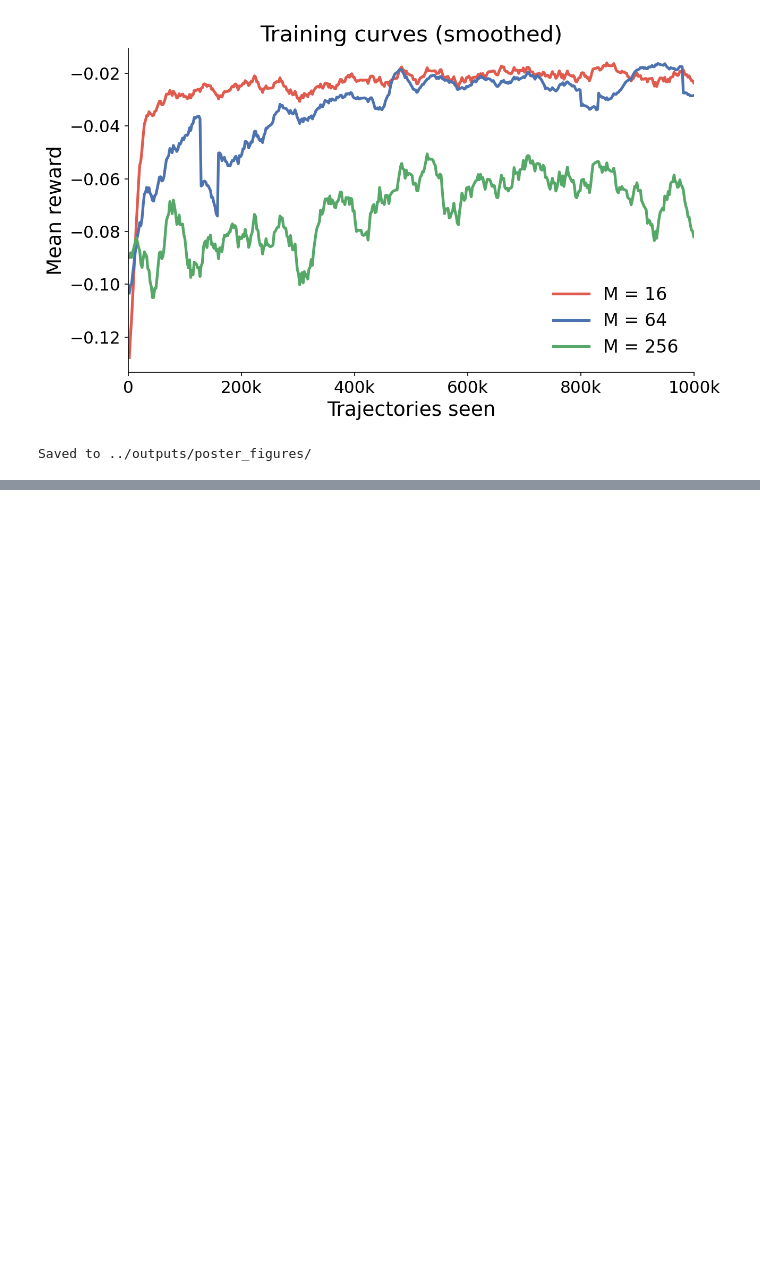
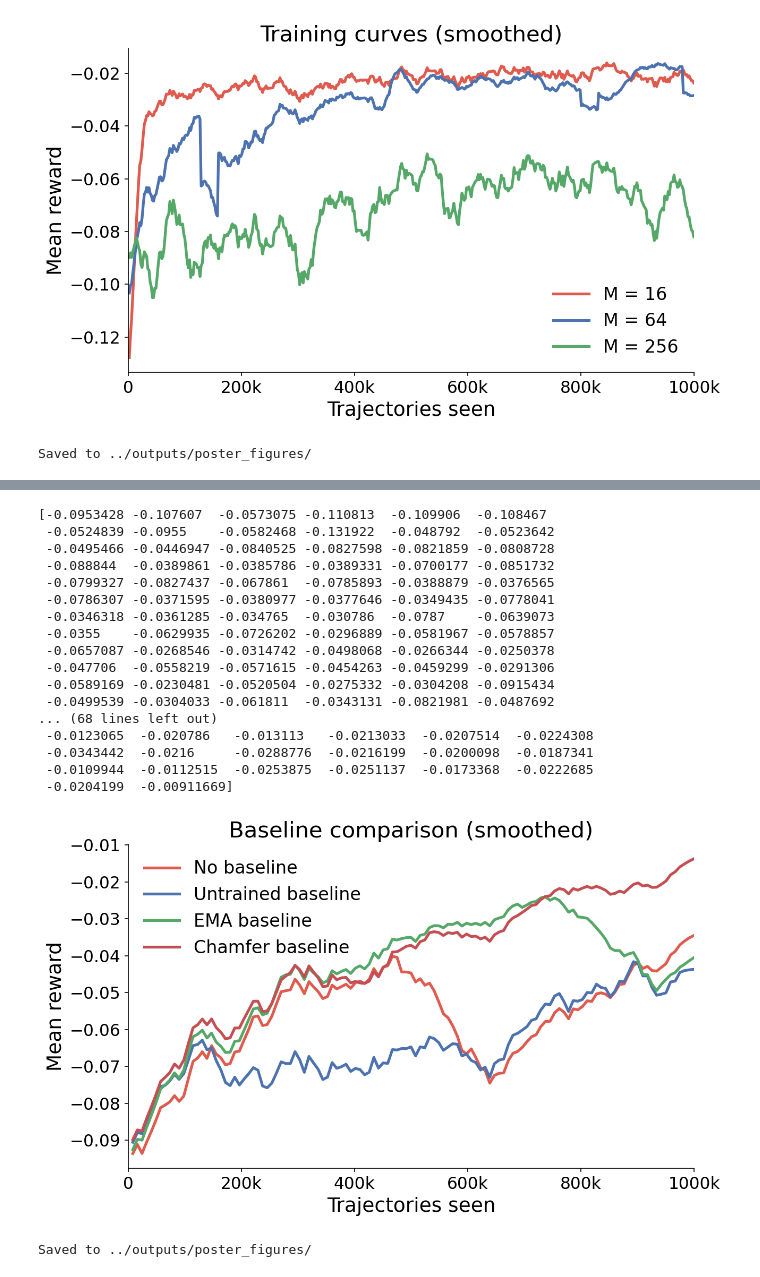
Before and after one commit to denizmsayin/rl-mesh-deformation, a Jupyter notebook: notebooks/poster_plots.ipynb, the cells around one changed output, grey strips where cells are left out. Saved outputs shown, nothing was run; the diff lists cells and outputs as text; code cells hidden in the pictures; blank space fills up the shorter version.

```diff
--- a/notebooks/poster_plots.ipynb
+++ b/notebooks/poster_plots.ipynb
@@ -135 +135,60 @@ print(f'Saved to {OUT}/')
 Saved to ../outputs/poster_figures/
+# %%
+baseline_runs = {
+    'No baseline':        BASE / 'baseline_none_128'       / 'train_log.csv',
+    'Untrained baseline': BASE / 'baseline_prior_128' / 'train_log.csv',
+    'EMA baseline':       BASE / 'baseline_ema_128'        / 'train_log.csv',
+    'Chamfer baseline':   BASE / 'baseline_chamfer_128'    / 'train_log.csv',
+}
+baseline_dfs = {label: pd.read_csv(path) for label, path in baseline_runs.items()}
+
+BASELINE_COLORS = ['#E05A4E', '#4C72B0', '#55A868', '#C44E52']
+
+fig, ax = plt.subplots(figsize=(9, 5.5))
+
+for (label, df), color in zip(baseline_dfs.items(), BASELINE_COLORS):
+    df = df[df['traj'] <= TOTAL_TRAJ]
+    traj   = df['traj'].values
+    r_mean = df['reward_mean'].values
+    r_std  = df['reward_std'].values
+
+    print(r_mean)
+    s_mean = smooth(r_mean)
+    s_std  = smooth(r_std)
+
+    ax.plot(traj, s_mean, color=color, label=label)
+
+ax.set_xlabel('Trajectories seen')
+ax.set_ylabel('Mean reward')
+ax.set_title('Baseline comparison (smoothed)')
+ax.set_xlim(0, TOTAL_TRAJ)
+ax.legend(frameon=False)
+ax.xaxis.set_major_formatter(ticker.FuncFormatter(
+    lambda x, _: f'{int(x/1000)}k' if x > 0 else '0'
+))
+
+fig.tight_layout()
+fig.savefig(OUT / 'poster_baseline_curves.pdf', bbox_inches='tight')
+fig.savefig(OUT / 'poster_baseline_curves.png', bbox_inches='tight', dpi=300)
+plt.show()
+print(f'Saved to {OUT}/')
+# %% [output]
+[-0.0953428 -0.107607  -0.0573075 -0.110813  -0.109906  -0.108467
+ -0.0524839 -0.0955    -0.0582468 -0.131922  -0.048792  -0.0523642
+ -0.0495466 -0.0446947 -0.0840525 -0.0827598 -0.0821859 -0.0808728
+ -0.088844  -0.0389861 -0.0385786 -0.0389331 -0.0700177 -0.0851732
+ -0.0799327 -0.0827437 -0.067861  -0.0785893 -0.0388879 -0.0376565
+ -0.0786307 -0.0371595 -0.0380977 -0.0377646 -0.0349435 -0.0778041
+ -0.0346318 -0.0361285 -0.034765  -0.030786  -0.0787    -0.0639073
+ -0.0355    -0.0629935 -0.0726202 -0.0296889 -0.0581967 -0.0578857
+ -0.0657087 -0.0268546 -0.0314742 -0.0498068 -0.0266344 -0.0250378
+ -0.047706  -0.0558219 -0.0571615 -0.0454263 -0.0459299 -0.0291306
+ -0.0589169 -0.0230481 -0.0520504 -0.0275332 -0.0304208 -0.0915434
+ -0.0499539 -0.0304033 -0.061811  -0.0343131 -0.0821981 -0.0487692
+... (68 lines left out)
+ -0.0123065  -0.020786   -0.013113   -0.0213033  -0.0207514  -0.0224308
+ -0.0343442  -0.0216     -0.0288776  -0.0216199  -0.0200098  -0.0187341
+ -0.0109944  -0.0112515  -0.0253875  -0.0251137  -0.0173368  -0.0222685
+ -0.0204199  -0.00911669]
+[figure, added]
+Saved to ../outputs/poster_figures/
```
Also changed, not shown: parts of 2 cells of this notebook, 6 other files.
